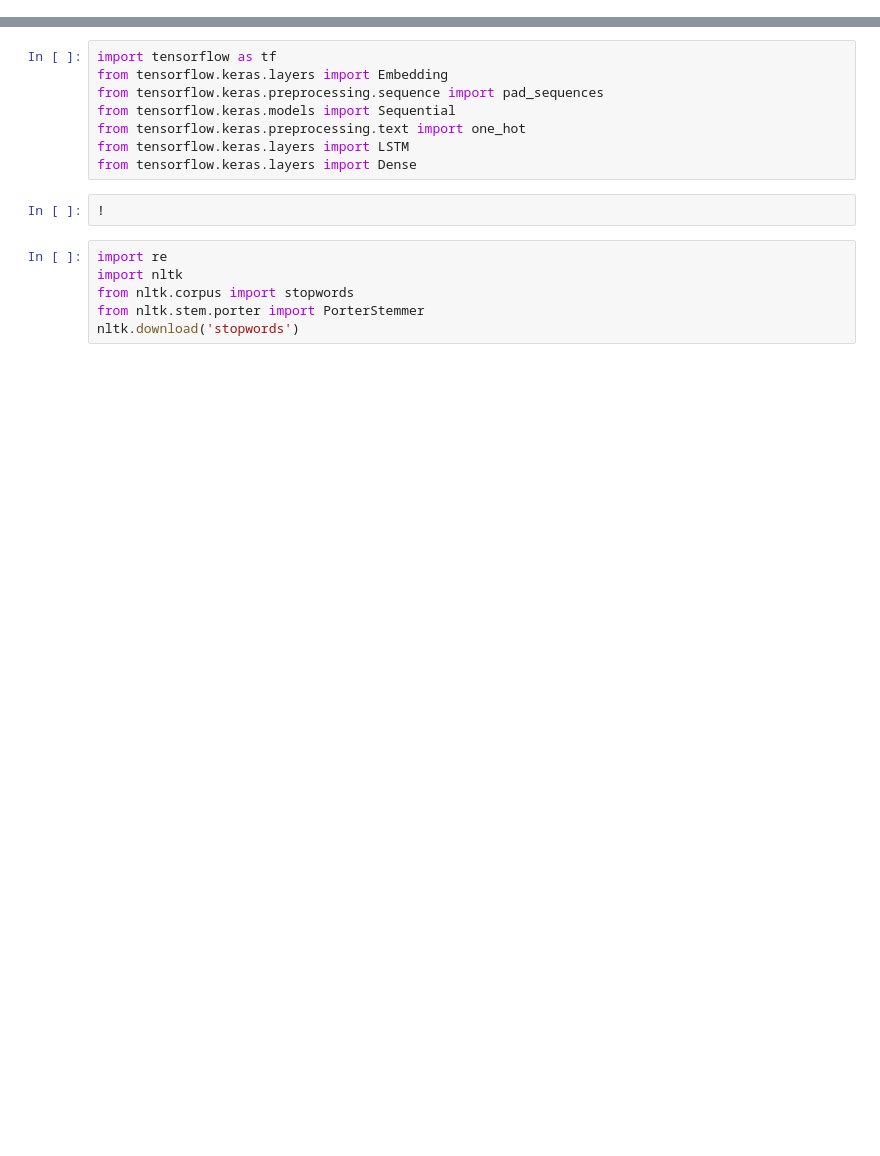
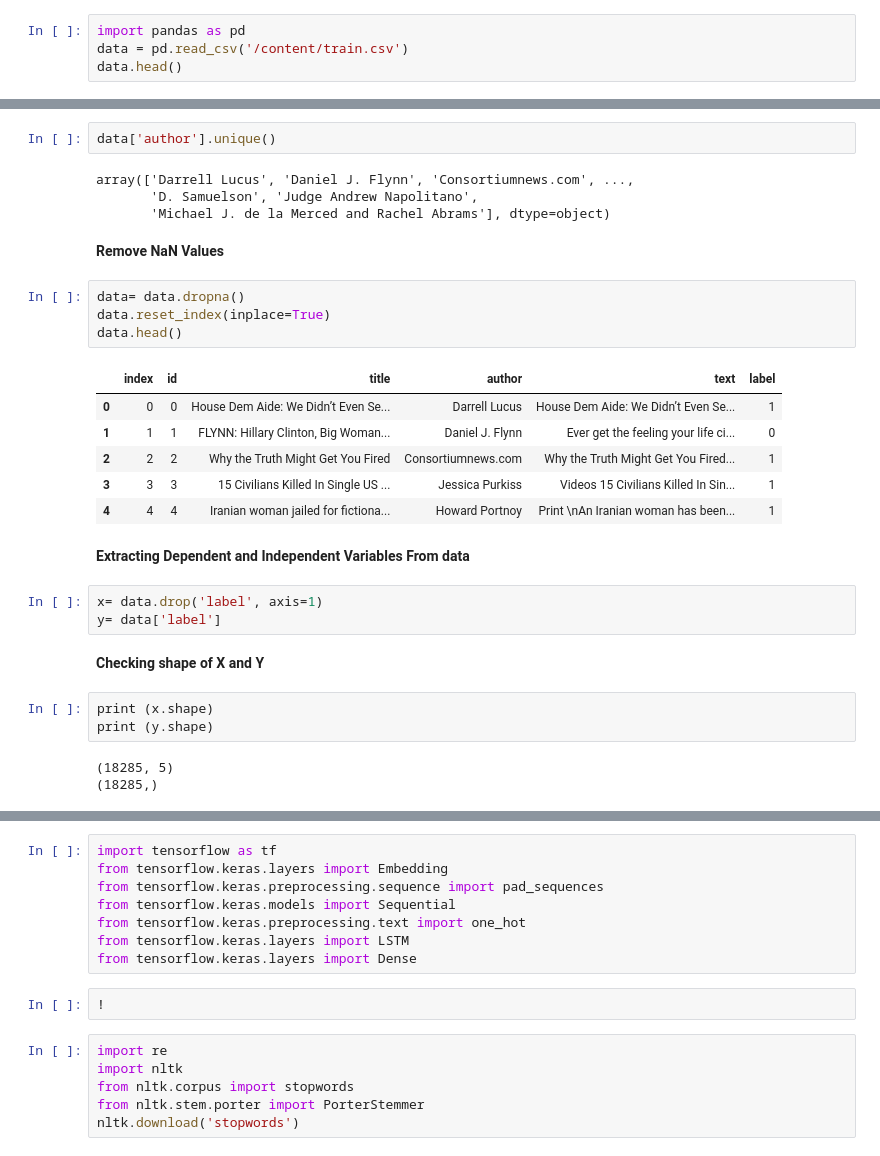
Before and after one commit to Gkkumar2/Analyzing-the-Energy-Efficiency-of-Buildings, a Jupyter notebook: fake_news_identifier.ipynb, the cells around one changed output, grey strips where cells are left out. Drawn from its saved outputs; the diff is of its cells as text; blank space fills up the shorter version.

```diff
--- a/fake_news_identifier.ipynb
+++ b/fake_news_identifier.ipynb
@@ -2,0 +5,4 @@
+# %%
+import pandas as pd
+data = pd.read_csv('/content/train.csv')
+data.head()
@@ -2,0 +35,32 @@
+# %%
+data['author'].unique()
+# %% [output]
+array(['Darrell Lucus', 'Daniel J. Flynn', 'Consortiumnews.com', ...,
+       'D. Samuelson', 'Judge Andrew Napolitano',
+       'Michael J. de la Merced and Rachel Abrams'], dtype=object)
+# %% [markdown]
+**Remove NaN Values**
+# %%
+data= data.dropna()
+data.reset_index(inplace=True)
+data.head()
+# %% [output]
+|  | index | id | title | author | text | label |
+| 0 | 0 | 0 | House Dem Aide: We Didn’t Even Se... | Darrell Lucus | House Dem Aide: We Didn’t Even Se... | 1 |
+| 1 | 1 | 1 | FLYNN: Hillary Clinton, Big Woman... | Daniel J. Flynn | Ever get the feeling your life ci... | 0 |
+| 2 | 2 | 2 | Why the Truth Might Get You Fired | Consortiumnews.com | Why the Truth Might Get You Fired... | 1 |
+| 3 | 3 | 3 | 15 Civilians Killed In Single US ... | Jessica Purkiss | Videos 15 Civilians Killed In Sin... | 1 |
+| 4 | 4 | 4 | Iranian woman jailed for fictiona... | Howard Portnoy | Print \nAn Iranian woman has been... | 1 |
+# %% [markdown]
+**Extracting Dependent and Independent Variables From data**
+# %%
+x= data.drop('label', axis=1)
+y= data['label']
+# %% [markdown]
+**Checking shape of X and Y**
+# %%
+print (x.shape)
+print (y.shape)
+# %% [output]
+(18285, 5)
+(18285,)
```
Also changed, not shown: parts of 19 cells of this notebook.
